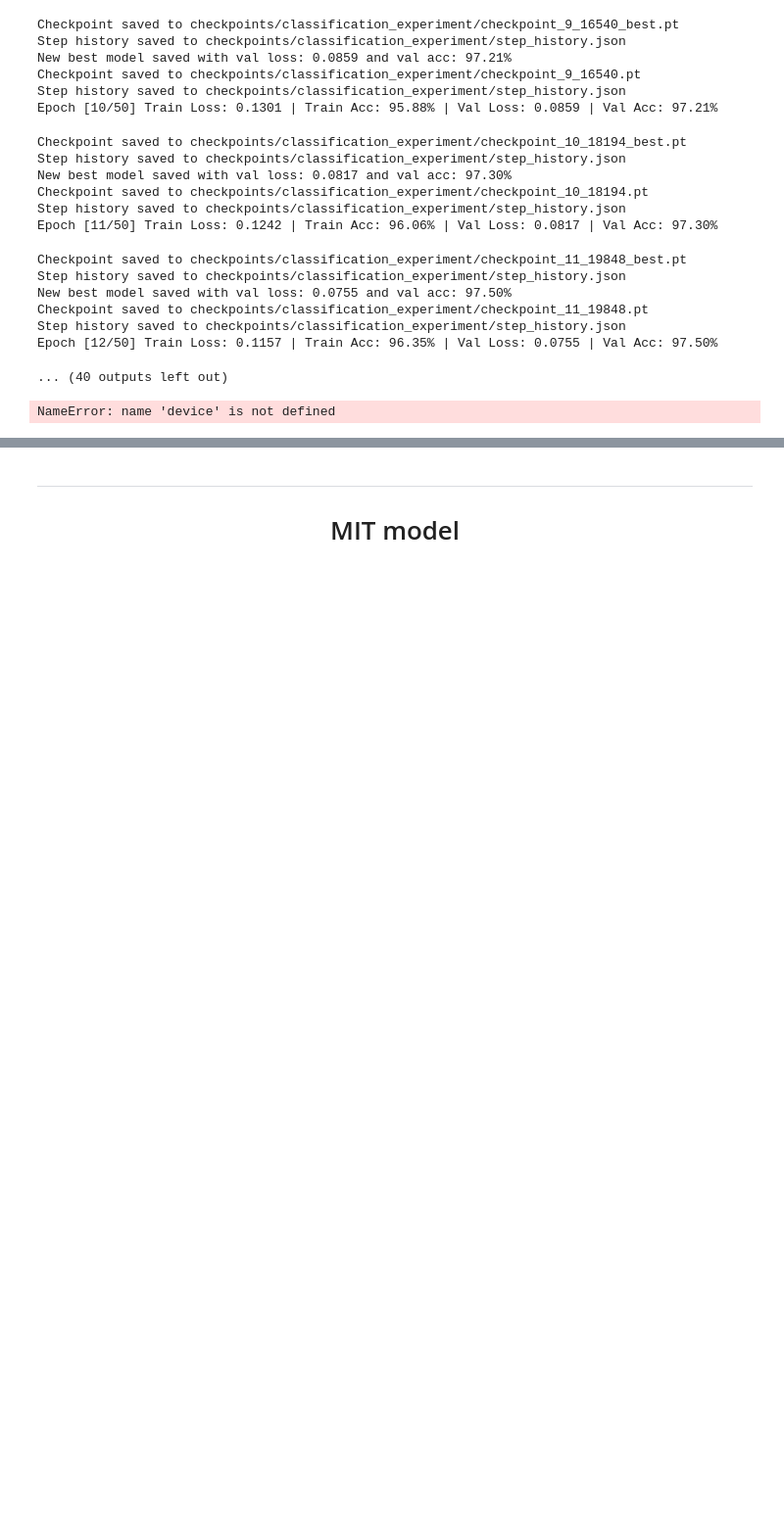
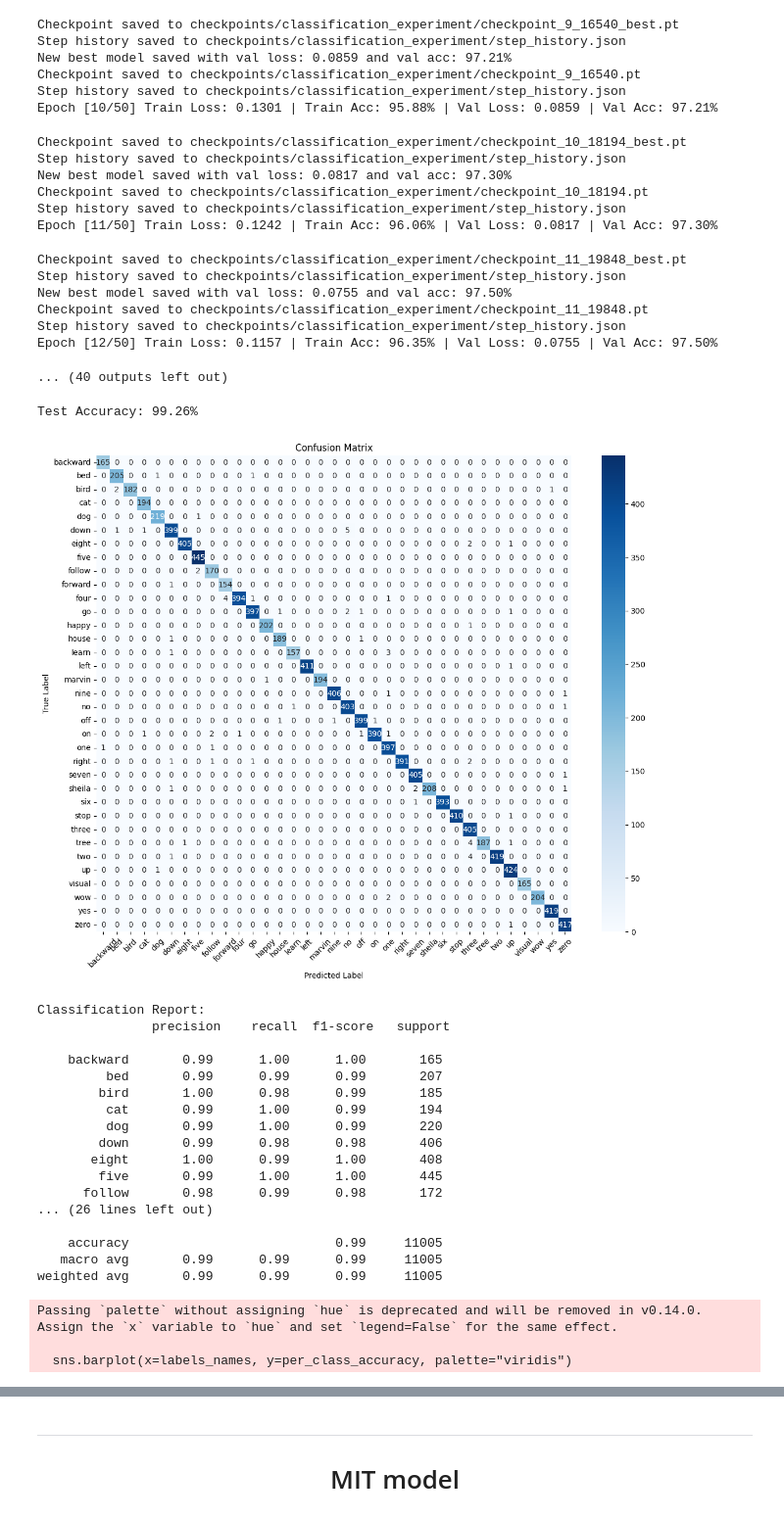
Before and after one commit to MirkoMorello/MSc_ICT, a Jupyter notebook: Final_Project/wake_word_training_slim.ipynb, the cells around one changed output, grey strips where cells are left out. Shown: that part at 98% size. Saved outputs shown, nothing was run; the diff lists cells and outputs as text; code cells hidden in the pictures; blank space fills up the shorter version.

```diff
--- a/Final_Project/wake_word_training_slim.ipynb
+++ b/Final_Project/wake_word_training_slim.ipynb
@@ -295,17 +294,21 @@ import seaborn as sns
 from sklearn.metrics import confusion_matrix, classification_report
 
 device = torch.device("cuda" if torch.cuda.is_available() else "cpu")
+# model = EncDecClassificationModel(num_classes=35, sample_rate=16000)
+# state_dict = torch.load('./best_model.pth', map_location=torch.device('cpu'))
+# model.load_state_dict(state_dict)
+# model = model.to(device)
+
+# load from last checkpoint
+experiment_name = "classification_experiment"
+checkpoint = torch.load(f"checkpoints/{experiment_name}/checkpoint_49_82700.pt", map_location=device)
+model.load_state_dict(checkpoint["model_state_dict"])
+model = model.to(device)
+
+
 
 
 def evaluate_model(model, test_dataset, device, batch_size=64, num_workers=4):
-    """
-    Evaluate the model on the test dataset.
-
-    Returns:
-        overall_accuracy (float): Overall test accuracy in percentage.
-        all_preds (list): List of predicted class indices.
-        all_targets (list): List of true class indices.
-    """
     test_loader = DataLoader(test_dataset, batch_size=batch_size, shuffle=False, num_workers=num_workers)
     model.eval()
 
@@ -318,13 +321,11 @@ def evaluate_model(model, test_dataset, device, batch_size=64, num_workers=4):
         for data, fixed_length, labels in tqdm(test_loader, desc="Evaluating"):
             data = data.to(device)
             labels = labels.to(device)
-            # If fixed_length is a tensor (or a list), extract the first value
             if isinstance(fixed_length, torch.Tensor):
                 fixed_length_val = int(fixed_length[0].item())
             else:
                 fixed_length_val = fixed_length
 
-            # Create a tensor of lengths for the batch
             lengths = torch.full((data.size(0),), fixed_length_val, dtype=torch.long, device=device)
             logits = model(data, lengths)
             preds = torch.argmax(logits, dim=-1)
@@ -338,44 +339,62 @@ def evaluate_model(model, test_dataset, device, batch_size=64, num_workers=4):
     overall_accuracy = total_correct / total_samples * 100
     return overall_accuracy, all_preds, all_targets
 
-# Evaluate the model on the test dataset
 test_accuracy, all_preds, all_targets = evaluate_model(model, test_dataset, device=device)
 print(f"Test Accuracy: {test_accuracy:.2f}%")
 
-
 # --- Plotting the results ---
 
-# 1. Confusion Matrix
 cm = confusion_matrix(all_targets, all_preds)
-labels = test_dataset.label_set  # list of label names in sorted order
+labels_names = test_dataset.label_set  # list of label names in sorted order
 
 plt.figure(figsize=(12, 10))
 sns.heatmap(cm, annot=True, fmt='d', cmap='Blues',
-            xticklabels=labels, yticklabels=labels)
+            xticklabels=labels_names, yticklabels=labels_names)
 plt.xlabel('Predicted Label')
 plt.ylabel('True Label')
 plt.title('Confusion Matrix')
 plt.xticks(rotation=45)
 plt.yticks(rotation=0)
 plt.tight_layout()
 plt.show()
 
 # 2. Classification Report (printed)
-report = classification_report(all_targets, all_preds, target_names=labels)
+report = classification_report(all_targets, all_preds, target_names=labels_names)
 print("Classification Report:\n", report)
 
 # 3. Per-Class Accuracy Bar Chart
 cm_normalized = cm.astype('float') / cm.sum(axis=1)[:, np.newaxis]
 per_class_accuracy = np.diag(cm_normalized) * 100
 
 plt.figure(figsize=(12, 6))
-sns.barplot(x=labels, y=per_class_accuracy, palette="viridis")
+sns.barplot(x=labels_names, y=per_class_accuracy, palette="viridis")
 plt.xlabel('Class')
 plt.ylabel('Accuracy (%)')
 plt.title('Per-Class Accuracy')
 plt.ylim(90, 100)
 plt.xticks(rotation=45)
 plt.tight_layout()
 plt.show()
 # %% [output]
-NameError: name 'device' is not defined
+Test Accuracy: 99.26%
+[figure, added]
+Classification Report:
+               precision    recall  f1-score   support
+
+    backward       0.99      1.00      1.00       165
+         bed       0.99      0.99      0.99       207
+        bird       1.00      0.98      0.99       185
+         cat       0.99      1.00      0.99       194
+         dog       0.99      1.00      0.99       220
+        down       0.99      0.98      0.98       406
+       eight       1.00      0.99      1.00       408
+        five       0.99      1.00      1.00       445
+      follow       0.98      0.99      0.98       172
+... (26 lines left out)
+
+    accuracy                           0.99     11005
+   macro avg       0.99      0.99      0.99     11005
+weighted avg       0.99      0.99      0.99     11005
+Passing `palette` without assigning `hue` is deprecated and will be removed in v0.14.0. Assign the `x` variable to `hue` and set `legend=False` for the same effect.
+
+  sns.barplot(x=labels_names, y=per_class_accuracy, palette="viridis")
```
Also changed, not shown: parts of 13 cells of this notebook.
